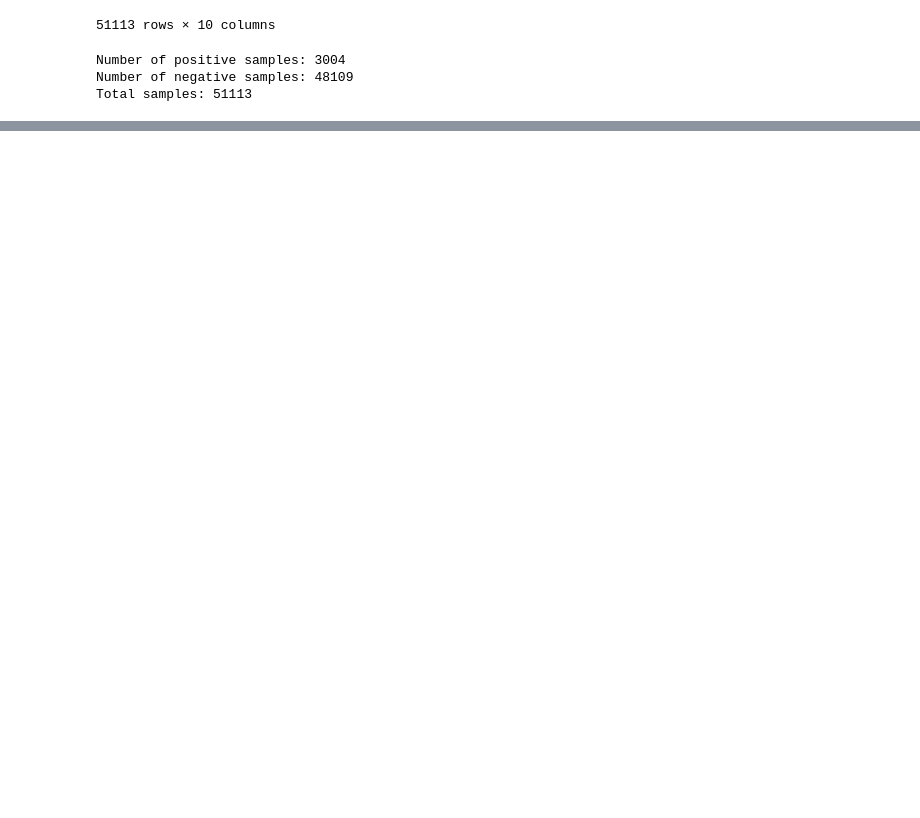
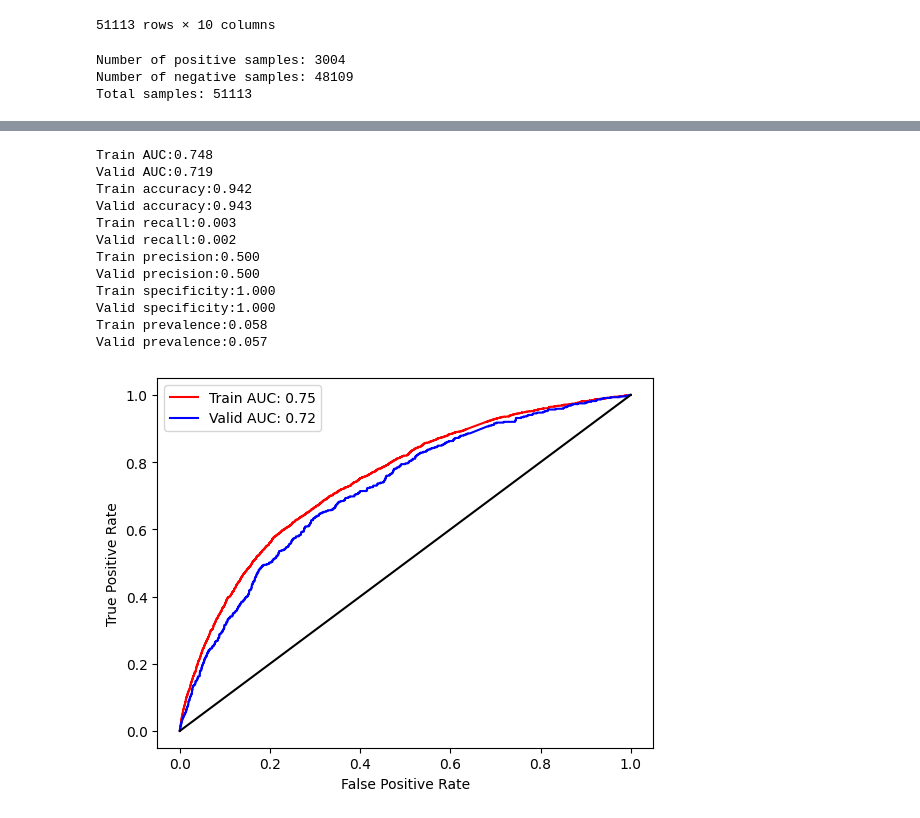
Before and after one commit to Suhetu/DATA_606, a Jupyter notebook: Capstone_Modelling.ipynb, the cells around one changed output, grey strips where cells are left out. Saved outputs shown, nothing was run; the diff lists cells and outputs as text; code cells hidden in the pictures; blank space fills up the shorter version.

```diff
--- a/Capstone_Modelling.ipynb
+++ b/Capstone_Modelling.ipynb
@@ -367,0 +603,74 @@ Total samples: 51113
+# %%
+def calc_accuracy(y_actual, y_pred, thresh):
+    # this function calculates the accuracy with probability threshold at thresh
+    return (sum((y_pred > thresh) & (y_actual == 1))+sum((y_pred < thresh) & (y_actual == 0))) /len(y_actual)
+
+def calc_recall(y_actual, y_pred, thresh):
+    # calculates the recall
+    return sum((y_pred > thresh) & (y_actual == 1)) /sum(y_actual)
+
+def calc_precision(y_actual, y_pred, thresh):
+    # calculates the precision
+    return sum((y_pred > thresh) & (y_actual == 1)) /sum(y_pred > thresh)
+
+def calc_specificity(y_actual, y_pred, thresh):
+    # calculates specificity
+    return sum((y_pred < thresh) & (y_actual == 0)) /sum(y_actual ==0)
+
+def calc_prevalence(y_actual):
+    # calculates prevalence
+    return sum((y_actual == 1)) /len(y_actual)
+# %%
+from sklearn.metrics import roc_curve
+from sklearn.metrics import roc_auc_score
+
+fpr_train, tpr_train, thresholds_train = roc_curve(y_train, y_train_preds)
+fpr_valid, tpr_valid, thresholds_valid = roc_curve(y_valid, y_valid_preds)
+
+
+thresh = 0.5
+
+auc_train = roc_auc_score(y_train, y_train_preds)
+auc_valid = roc_auc_score(y_valid, y_valid_preds)
+
+print('Train AUC:%.3f'%auc_train)
+print('Valid AUC:%.3f'%auc_valid)
+
+print('Train accuracy:%.3f'%calc_accuracy(y_train, y_train_preds, thresh))
+print('Valid accuracy:%.3f'%calc_accuracy(y_valid, y_valid_preds, thresh))
+
+
+print('Train recall:%.3f'%calc_recall(y_train, y_train_preds, thresh))
+print('Valid recall:%.3f'%calc_recall(y_valid, y_valid_preds, thresh))
+
+print('Train precision:%.3f'%calc_precision(y_train, y_train_preds, thresh))
+print('Valid precision:%.3f'%calc_precision(y_valid, y_valid_preds, thresh))
+
+print('Train specificity:%.3f'%calc_specificity(y_train, y_train_preds, thresh))
+print('Valid specificity:%.3f'%calc_specificity(y_valid, y_valid_preds, thresh))
+
+print('Train prevalence:%.3f'%calc_prevalence(y_train))
+print('Valid prevalence:%.3f'%calc_prevalence(y_valid))
+
+
+plt.plot(fpr_train, tpr_train,'r-', label = 'Train AUC: %.2f'%auc_train)
+plt.plot(fpr_valid, tpr_valid,'b-',label = 'Valid AUC: %.2f'%auc_valid)
+plt.plot([0,1],[0,1],'-k')
+plt.xlabel('False Positive Rate')
+plt.ylabel('True Positive Rate')
+plt.legend()
+plt.show()
+# %% [output]
+Train AUC:0.748
+Valid AUC:0.719
+Train accuracy:0.942
+Valid accuracy:0.943
+Train recall:0.003
+Valid recall:0.002
+Train precision:0.500
+Valid precision:0.500
+Train specificity:1.000
+Valid specificity:1.000
+Train prevalence:0.058
+Valid prevalence:0.057
+[figure, added]
```
Also changed, not shown: parts of 25 cells of this notebook.
